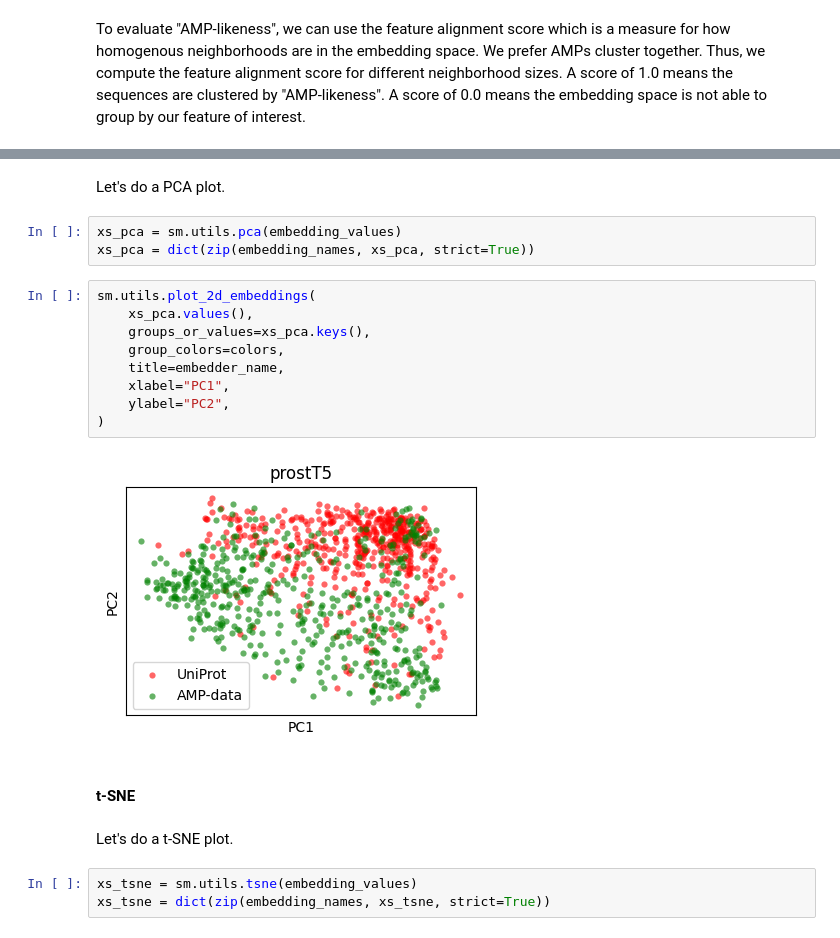
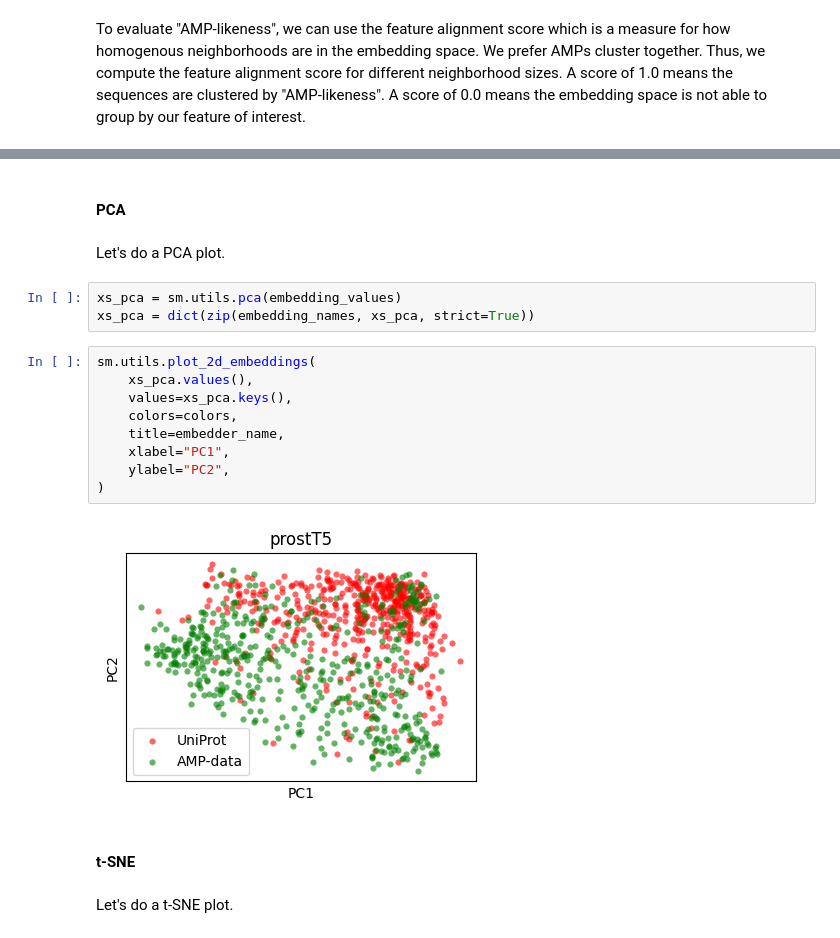
Before and after one commit to szczurek-lab/seqme, a Jupyter notebook: docs/tutorials/diagnostics.ipynb, the cells around one changed output, grey strips where cells are left out. Cells and saved outputs as stored; diff of their text form.

```diff
--- a/docs/tutorials/diagnostics.ipynb
+++ b/docs/tutorials/diagnostics.ipynb
@@ -116,24 +111,23 @@ embedding_values = list(embeddings.values())
 # %% [markdown]
-Let's do a PCA plot.
+#### PCA
-# %%
-xs_pca = sm.utils.pca(embedding_values)
-xs_pca = dict(zip(embedding_names, xs_pca, strict=True))
+# %% [markdown]
+Let's do a PCA plot.
 # %%
-sm.utils.plot_2d_embeddings(
-    xs_pca.values(),
-    groups_or_values=xs_pca.keys(),
-    group_colors=colors,
-    title=embedder_name,
-    xlabel="PC1",
-    ylabel="PC2",
-)
+xs_pca = sm.utils.pca(embedding_values)
+xs_pca = dict(zip(embedding_names, xs_pca, strict=True))
-# %% [output]
-[figure, removed]
-# %% [markdown]
-#### t-SNE
+# %%
+sm.utils.plot_2d_embeddings(
+    xs_pca.values(),
+    values=xs_pca.keys(),
+    colors=colors,
+    title=embedder_name,
+    xlabel="PC1",
+    ylabel="PC2",
+)
+# %% [output]
+[figure, added]
 # %% [markdown]
-Let's do a t-SNE plot.
+#### t-SNE
-# %%
-xs_tsne = sm.utils.tsne(embedding_values)
-xs_tsne = dict(zip(embedding_names, xs_tsne, strict=True))
+# %% [markdown]
+Let's do a t-SNE plot.
 # %%
```
Also changed, not shown: parts of 56 cells of this notebook, 19 other files.
